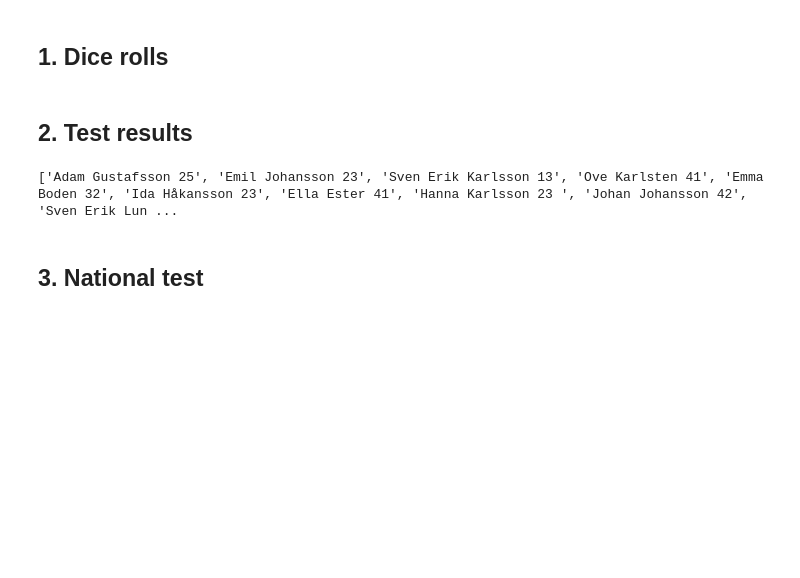
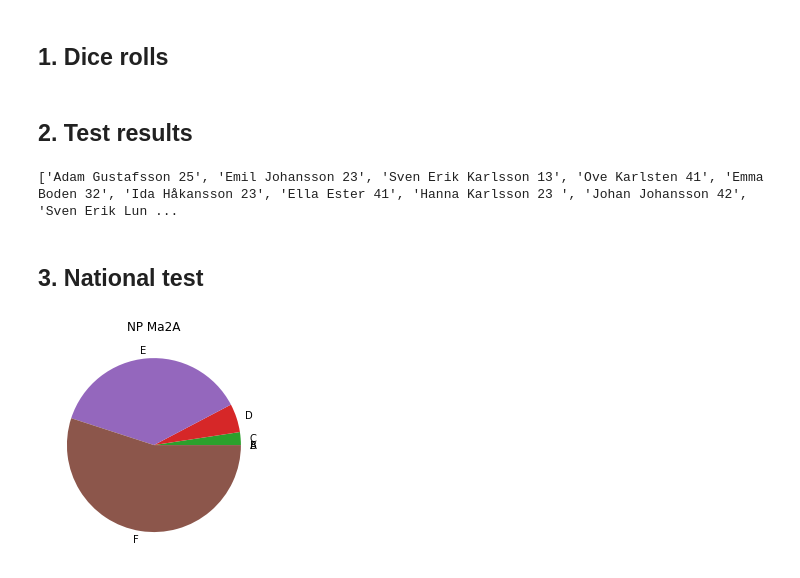
Before and after one commit to Anna-MariaSjolund/Python-Programming-Anna-MariaSjolund, a Jupyter notebook: Exercises/Week 37/exercise08-1-4.ipynb, the cells around one changed output. Drawn from its saved outputs; the diff is of its cells as text; code cells hidden in the pictures; blank space fills up the shorter version.

```diff
--- a/Exercises/Week 37/exercise08-1-4.ipynb
+++ b/Exercises/Week 37/exercise08-1-4.ipynb
@@ -79,0 +78,20 @@ with open
+# %%
+with open("files/NPvt19Ma2A.txt", "r") as np2A:
+    results2A = [line.strip("\n") for line in np2A.readlines()] #Reads in each line and removes the \n that will be added
+    results2A = [result.split() for result in results2A] #Split the results at blank spaces
+    grade2A = [result[0] for result in results2A] #Adds the first element (grade)
+    percentage_grade2A = [float(result[1].replace("%", "")) for result in results2A] #Adds the second element (percentage), removes the % sign and converts it to a float
+
+with open("files/NPvt19Ma2C.txt", "r") as np2C:
+    results2C = [line.strip("\n") for line in np2C.readlines()] #Reads in each line and removes the \n that will be added
+    results2C = [result.split() for result in results2C] #Split the results at blank spaces
+    grade2C = [result[0] for result in results2C] #Adds the first element (grade)
+    percentage_grade2C = [float(result[1].replace("%", "")) for result in results2C] #Adds the second element (percentage), removes the % sign and converts it to a float
+# %%
+import matplotlib.pyplot as plt
+
+fig1, ax1 = plt.subplots() #Figure is 432x288, AxesSubplot is (0.125,0.125;0.775x0.755)
+_ = ax1.pie(percentage_grade2A, labels = grade2A) #Assigns it to _ so we do not get output in text form
+_ = plt.title("NP Ma2A")
+# %% [output]
+[figure, added]
```
Also changed, not shown: parts of 4 cells of this notebook, 1 other file.
